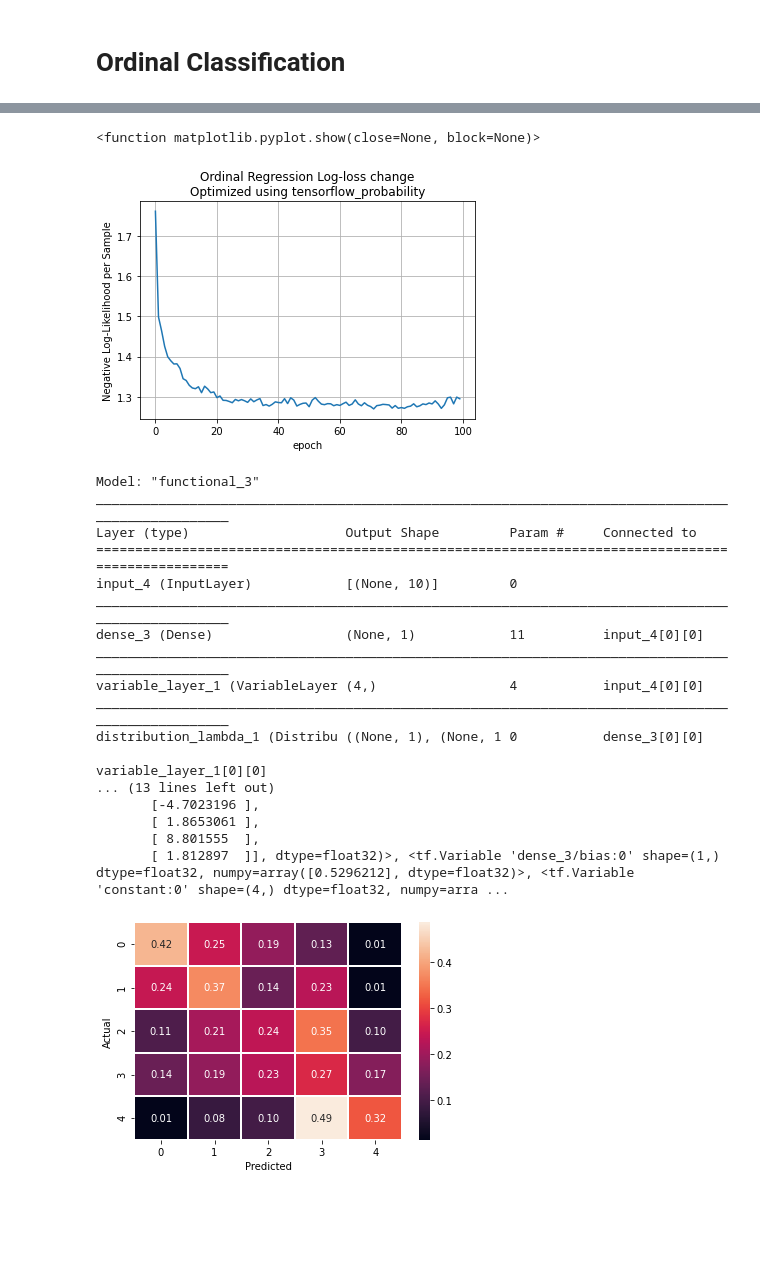
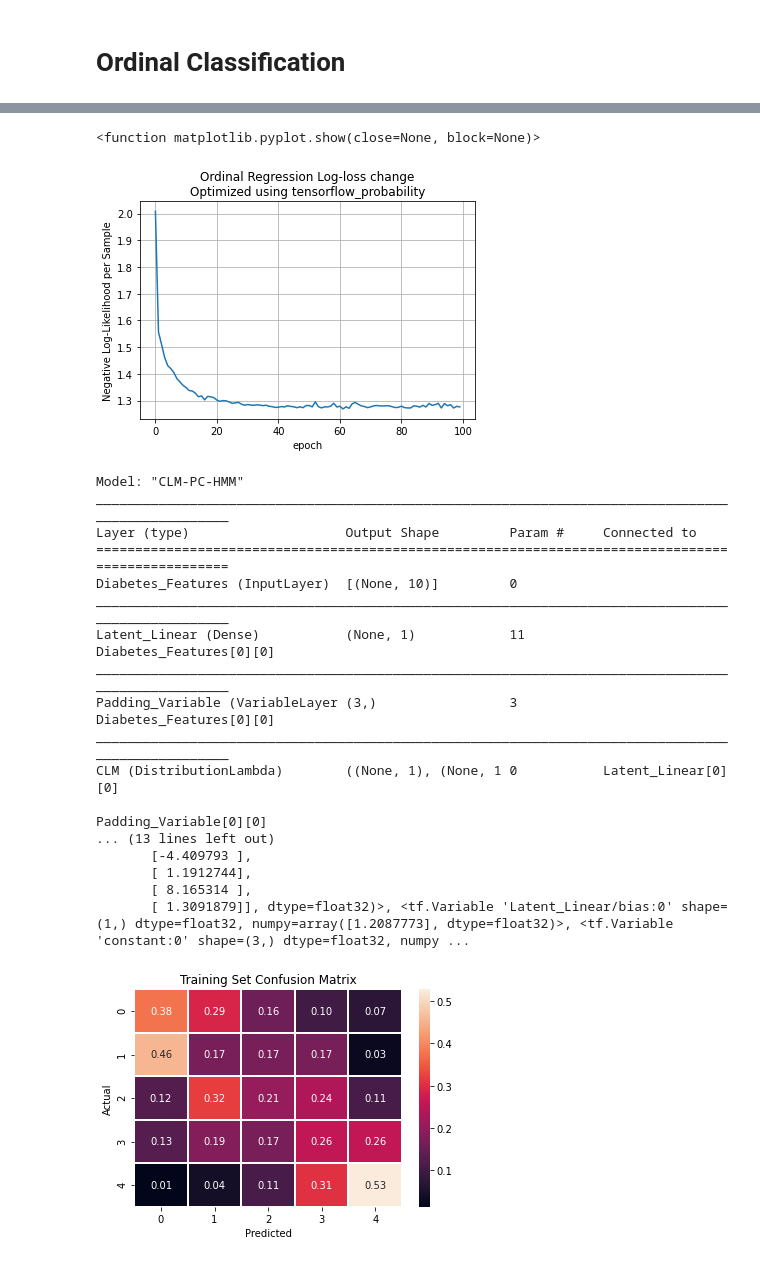
Before and after one commit to tufts-ml/cumulative-link-models, a Jupyter notebook: demo/ordinal_regression_via_CLMs.ipynb, the cells around one changed output, grey strips where cells are left out. Saved outputs shown, nothing was run; the diff lists cells and outputs as text; code cells hidden in the pictures; blank space fills up the shorter version.

Commit message:
Cutpoint training with padding variables

```diff
--- a/demo/ordinal_regression_via_CLMs.ipynb
+++ b/demo/ordinal_regression_via_CLMs.ipynb
@@ -61,23 +61,25 @@ sns.pairplot(train_data, hue='disease_progression_ordinal_class')
 # Ordinal Classification
 # %%
 # Set up the input and dense layer
-input = tf.keras.Input(shape=(X_train.shape[-1],))
-dense_layer = tf.keras.layers.Dense(1)(input)
+input = tf.keras.Input(shape=(X_train.shape[-1],), name='Diabetes_Features')
+dense_layer = tf.keras.layers.Dense(1, name='Latent_Linear')(input)
 
 # Set up cutpoints layer
 
-sorted_random_values = tf.sort(tf.random.normal(shape=(n_classes - 1,)))
+random_values = tf.random.normal(shape=(n_classes - 2,))
 
-cutpoints_layer = tfp.layers.VariableLayer(shape=(n_classes - 1,),
-                                            initializer=lambda shape, dtype:
+padding_layer = tfp.layers.VariableLayer(shape=(n_classes - 2,),
+                                        activation=tf.math.softplus,
+                                        initializer=lambda shape, dtype:
                                                 tfp.util.TransformedVariable(
-                                                    initial_value=sorted_random_values,
+                                                    initial_value=random_values,
                                                     bijector=tfb.Scale(scale=1.),
                                                     dtype=dtype),
-                                            # regularizer=tf.keras.regularizers.l2(),
-                                            )(input)
-ordinal_layer = tfp.layers.DistributionLambda(lambda t: CumulativeLink(loc=t[0], cutpoints=t[1]))([dense_layer, cutpoints_layer])
-ordinal_model = tf.keras.Model(inputs=input, outputs=ordinal_layer)
+                                        # regularizer=tf.keras.regularizers.l2(),
+                                        name='Padding_Variable'
+                                        )(input)
+ordinal_layer = tfp.layers.DistributionLambda(lambda t: CumulativeLink(loc=t[0], padding=t[1]), name='CLM')([dense_layer, padding_layer])
+ordinal_model = tf.keras.Model(inputs=input, outputs=ordinal_layer, name='CLM-PC-HMM')
 
 ordinal_model.compile(optimizer=Adam(lr=0.05), loss=NegativeLogLikelihood())
 history = ordinal_model.fit(X_train, y_train_ordinal, epochs=100)
@@ -109,27 +111,27 @@ plt.grid()
 plt.show
 # %% [output]
 <function matplotlib.pyplot.show(close=None, block=None)>
-[figure, old version]
+[figure, new version]
 # %%
 # Model Summary
 tf.print(ordinal_model.summary())
 print(ordinal_model.trainable_weights)
 # %% [output]
-Model: "functional_3"
+Model: "CLM-PC-HMM"
 __________________________________________________________________________________________________
 Layer (type)                    Output Shape         Param #     Connected to
 ==================================================================================================
-input_4 (InputLayer)            [(None, 10)]         0
+Diabetes_Features (InputLayer)  [(None, 10)]         0
 __________________________________________________________________________________________________
-dense_3 (Dense)                 (None, 1)            11          input_4[0][0]
+Latent_Linear (Dense)           (None, 1)            11          Diabetes_Features[0][0]
 __________________________________________________________________________________________________
-variable_layer_1 (VariableLayer (4,)                 4           input_4[0][0]
+Padding_Variable (VariableLayer (3,)                 3           Diabetes_Features[0][0]
 __________________________________________________________________________________________________
-distribution_lambda_1 (Distribu ((None, 1), (None, 1 0           dense_3[0][0]
-                                                                 variable_layer_1[0][0]
+CLM (DistributionLambda)        ((None, 1), (None, 1 0           Latent_Linear[0][0]
+                                                                 Padding_Variable[0][0]
 ... (13 lines left out)
-       [-4.7023196 ],
-       [ 1.8653061 ],
-       [ 8.801555  ],
-       [ 1.812897  ]], dtype=float32)>, <tf.Variable 'dense_3/bias:0' shape=(1,) dtype=float32, numpy=array([0.5296212], dtype=float32)>, <tf.Variable 'constant:0' shape=(4,) dtype=float32, numpy=arra ...
+       [-4.409793 ],
+       [ 1.1912744],
+       [ 8.165314 ],
+       [ 1.3091879]], dtype=float32)>, <tf.Variable 'Latent_Linear/bias:0' shape=(1,) dtype=float32, numpy=array([1.2087773], dtype=float32)>, <tf.Variable 'constant:0' shape=(3,) dtype=float32, numpy ...
 # %%
@@ -140,11 +141,12 @@ y_test_pred = ordinal_model.predict(X_test)
 # %%
 # Training Confusion Matrix
-cf_matrix = confusion_matrix(y_train_ordinal, y_train_pred, normalize='true',labels=list(range(n_classes)))
+cf_matrix = confusion_matrix(y_train_ordinal, y_train_pred, normalize='true', labels=list(range(n_classes)))
 
 ax = sns.heatmap(cf_matrix, linewidths=1, annot=True, fmt='.2f')
 ax.set_ylabel(f'Actual')
 ax.set_xlabel(f'Predicted')
+ax.set_title(f'Training Set Confusion Matrix')
 plt.show()
 # %% [output]
-[figure, old version]
+[figure, new version]
 # %%
```
Also changed, not shown: parts of 28 cells of this notebook, 1 other file.
